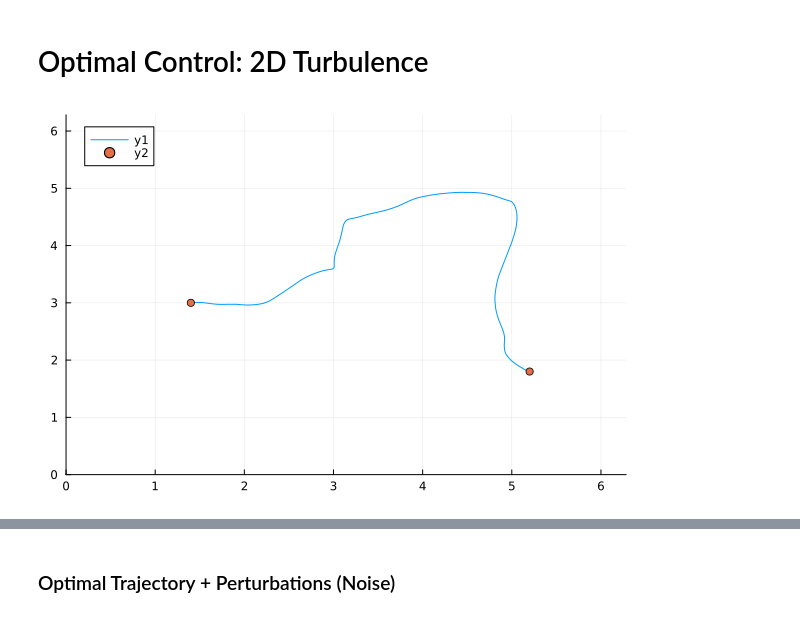
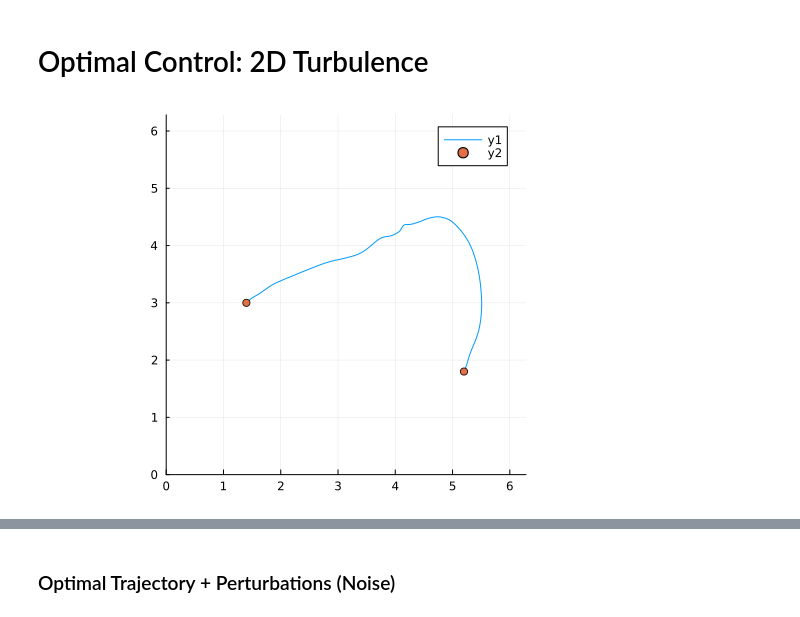
Before and after one commit to parfenyev/opt-navig, a Jupyter notebook: Optimal Control/2D Turbulence/2d-turb-time.ipynb, the cells around one changed output, grey strips where cells are left out. Cells and saved outputs as stored; diff of their text form; code cells hidden in the pictures.

```diff
--- a/Optimal Control/2D Turbulence/2d-turb-time.ipynb
+++ b/Optimal Control/2D Turbulence/2d-turb-time.ipynb
@@ -68,35 +68,37 @@ nothing
 # %%
 using OrdinaryDiffEq,
       Optimization, OptimizationPolyalgorithms, SciMLSensitivity,
       Zygote, Plots
 
 function advection!(du, u, p, t)
     x, y, z = u
     T = p[2]
     du[1] = dx = T*velX(x,y,t*T) + V0*T*cos(z)
     du[2] = dy = T*velY(x,y,t*T) + V0*T*sin(z)
     du[3] = dz = T*(velY_x(x,y,t*T)*sin(z)*sin(z) - velX_y(x,y,t*T)*cos(z)*cos(z) + sin(z)*cos(z)*(velX_x(x,y,t*T)-velY_y(x,y,t*T)))
 end
 
 # Simulation interval and intermediary points
 tspan = (0.0, 1.0)
 tsteps = 0.0:0.001:1.0
 
 # System parameters (initial guess)
-p = [-0.620095, 1.08]
+p = [0.2259708, 0.81]
+#p = [-0.030187, 0.81]
+#p = [-0.620095, 1.08]
 
 u0 = [xA, yA, p[1]]
 
 # Setup the ODE problem, then solve
 prob = ODEProblem(advection!, u0, tspan, p)
 sol = solve(prob, Tsit5(), reltol = 1e-12, abstol = 1e-12)
 
 # Plot the solution
 using Plots
-plot(t->sol(t)[1], t->sol(t)[2], 0, 1, xlim=(0, L), ylim=(0, L))
+plot(t->sol(t)[1], t->sol(t)[2], 0, 1, xlim=(0, L), ylim=(0, L), aspect_ratio=:equal)
 scatter!([xA, xB], [yA, yB])
 # %% [output]
-[figure, old version]
+[figure, new version]
 # %%
 # Loss function to be minimized
 function loss(p)
```
Also changed, not shown: parts of 5 cells of this notebook, 3 other files.
